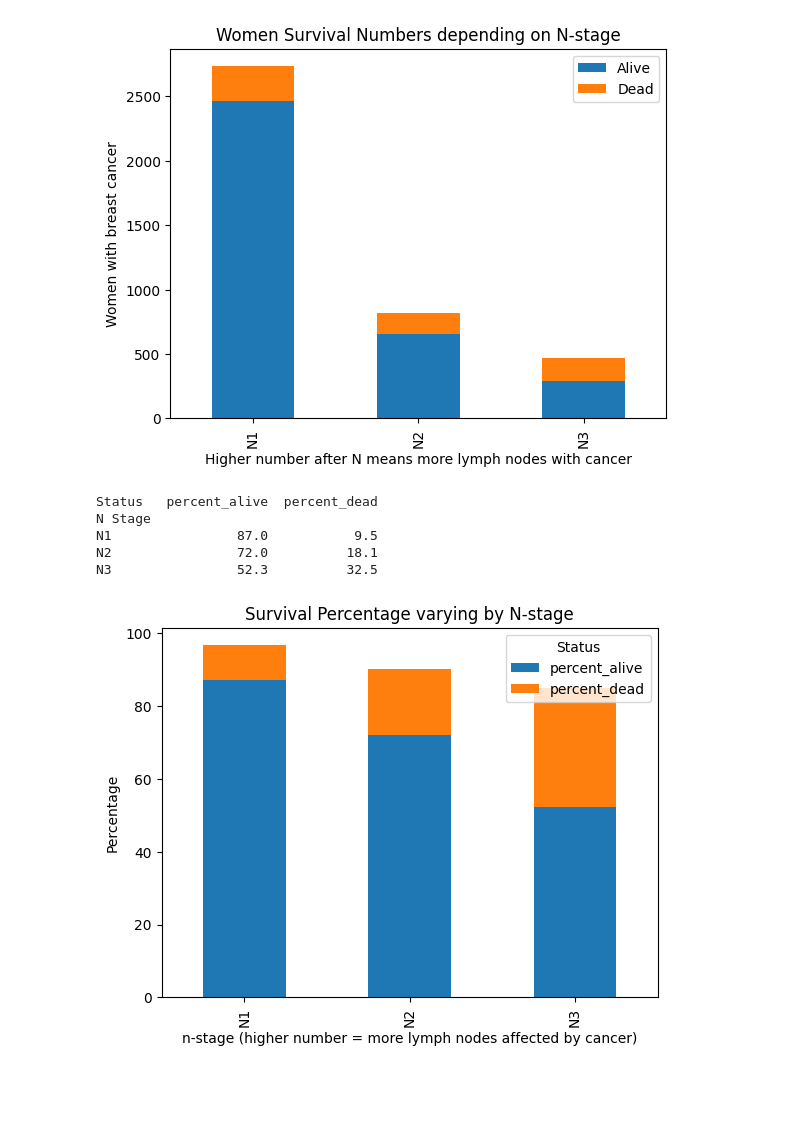
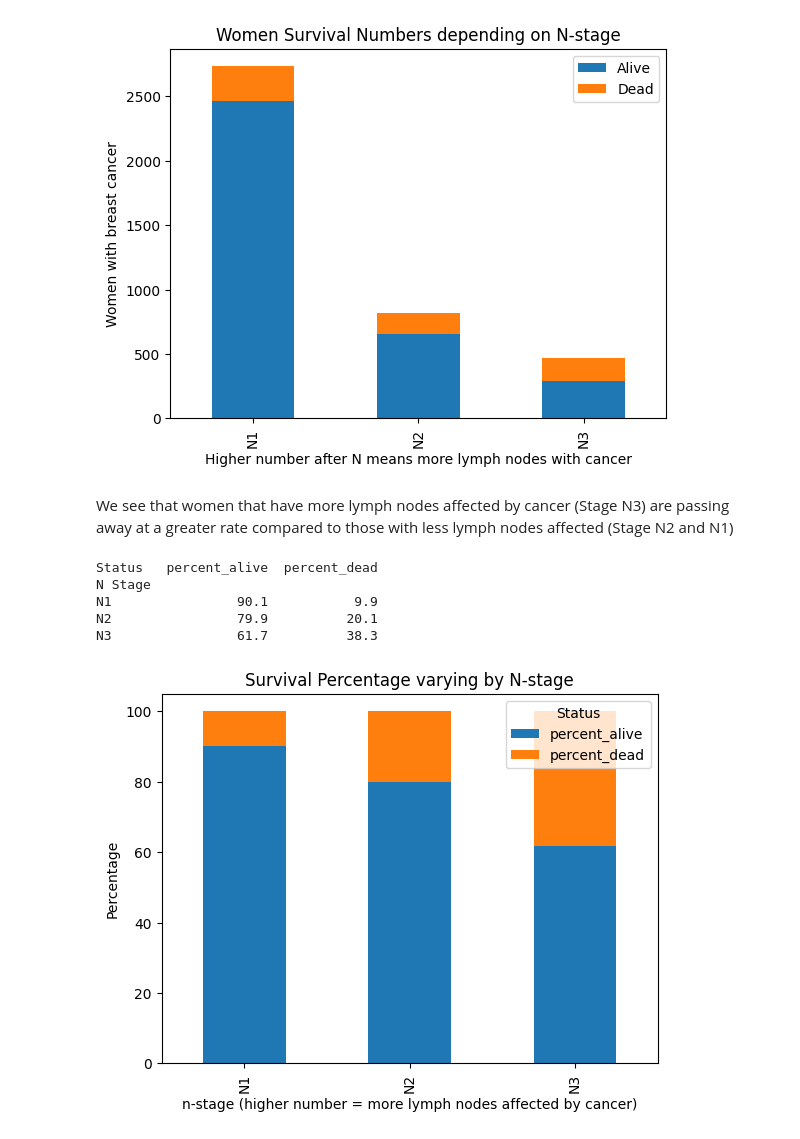
Before and after one commit to Chris-Vuong/breast-cancer, a Jupyter notebook: breast-cancer-analysis.ipynb, the cells around one changed output. Saved outputs shown, nothing was run; the diff lists cells and outputs as text; code cells hidden in the pictures; blank space fills up the shorter version.

Commit message:
Adjustment on percentage calculation

```diff
--- a/breast-cancer-analysis.ipynb
+++ b/breast-cancer-analysis.ipynb
@@ -86,25 +86,28 @@ plt.title('Women Survival Numbers depending on N-stage')
 plt.show()
 # %% [output]
 [figure]
+# %% [markdown]
+We see that women that have more lymph nodes affected by cancer (Stage N3) are passing away at a greater rate compared
+to those with less lymph nodes affected (Stage N2 and N1)
 # %%
 # Stacked Bar Percentage Visualization n-stage vs survival
 
-df_status["percent_alive"] = round(df_status["Alive"] / df_status.sum(axis=1) * 100, 1)
-df_status["percent_dead"] = round(df_status["Dead"] / df_status.sum(axis=1) * 100, 1)
+df_status["percent_alive"] = round(df_status["Alive"] / df_status.iloc[:,0:2].sum(axis=1) * 100, 1)
+df_status["percent_dead"] = round(df_status["Dead"] / df_status.iloc[:,0:2].sum(axis=1) * 100, 1)
 
 print(df_status[["percent_alive", "percent_dead"]])
 df_status[["percent_alive", "percent_dead"]].plot(
   kind ='bar',
   stacked=True,
   title = "Survival Percentage varying by N-stage")
 
 plt.xlabel('n-stage (higher number = more lymph nodes affected by cancer)')
 plt.ylabel('Percentage')
 plt.show()
 # %% [output]
 Status   percent_alive  percent_dead
 N Stage
-N1                87.0           9.5
-N2                72.0          18.1
-N3                52.3          32.5
+N1                90.1           9.9
+N2                79.9          20.1
+N3                61.7          38.3
-[figure, old version]
+[figure, new version]
```
